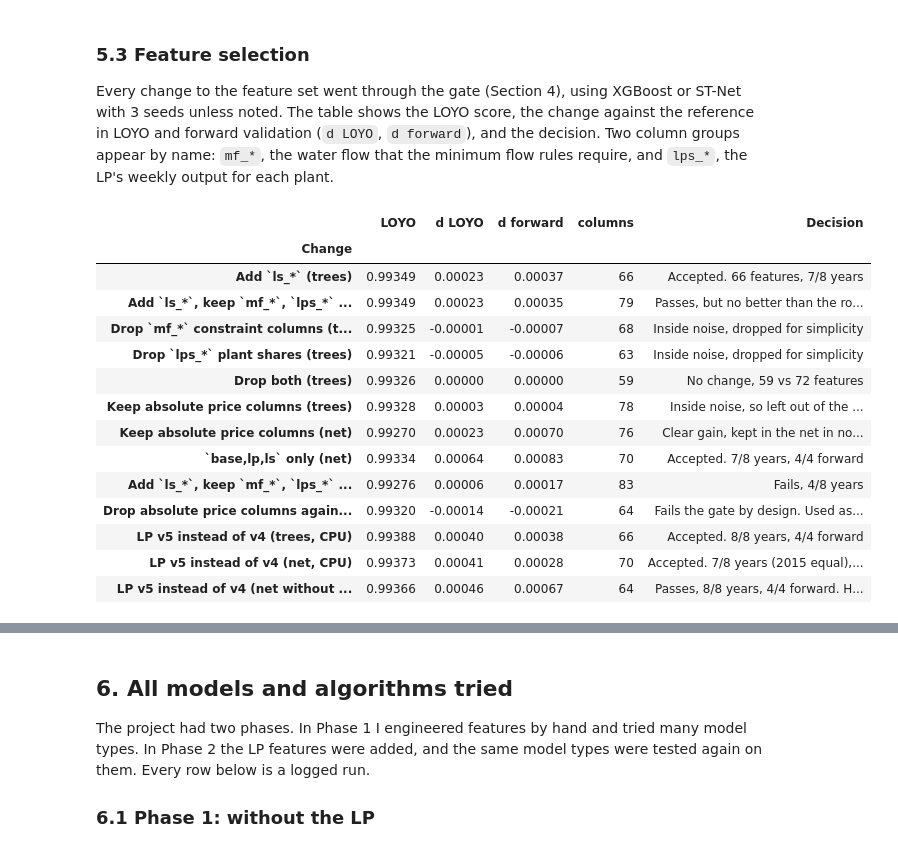
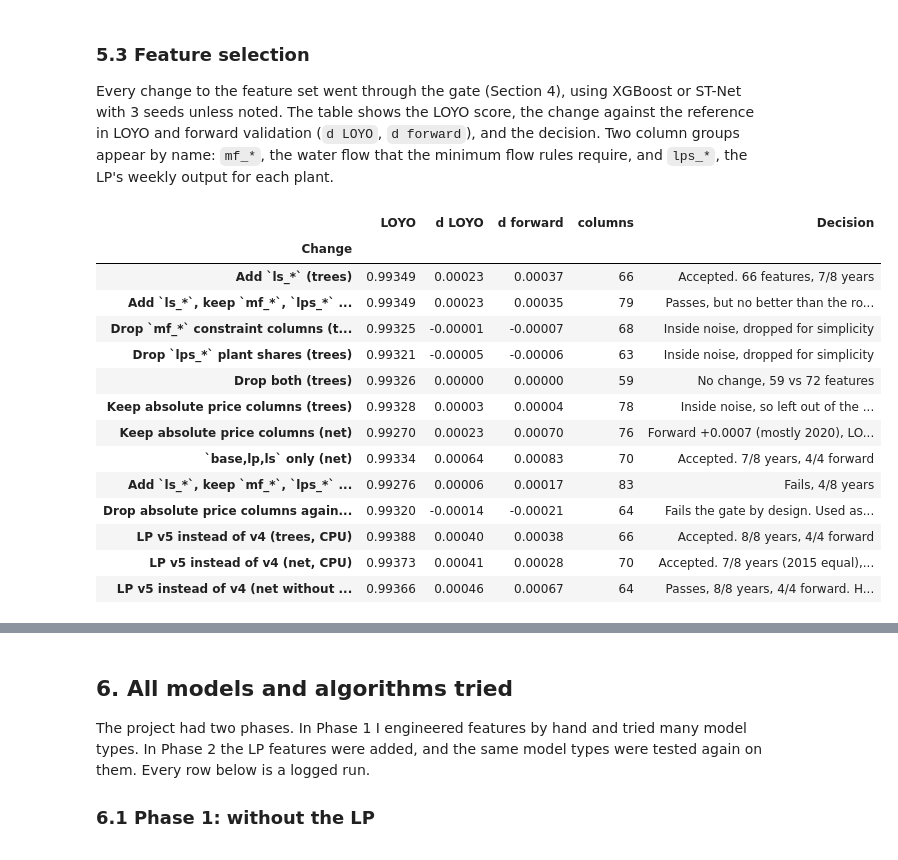
Before and after one commit to MartinNordli/Unit-Commitment-Problem, a Jupyter notebook: submission/Report.ipynb, the cells around one changed output, grey strips where cells are left out. Drawn from its saved outputs; the diff is of its cells as text; code cells hidden in the pictures.

```diff
--- a/submission/Report.ipynb
+++ b/submission/Report.ipynb
@@ -408,30 +408,30 @@ Every change to the feature set went through the gate (Section 4), using XGBoost
 # %%
 def row(n, ref=None):
     r = rows[n]; return r["oof_auc"], (r["oof_auc"] - rows[ref]["oof_auc"]) if ref else np.nan
 T = [("Add `ls_*` (trees)", "XR_ls", "XR_min", "XR_ls_f", "XR_min_f", "Accepted. 66 features, 7/8 years"),
      ("Add `ls_*`, keep `mf_*`, `lps_*` (trees)", "XR_sens2", "XR_ref", "XR_sens_f2", "XR_ref_f", "Passes, but no better than the row above with 13 fewer features"),
      ("Drop `mf_*` constraint columns (trees)", "XR_nomf", "XR_ref", "XR_nomf_f", "XR_ref_f", "Inside noise, dropped for simplicity"),
      ("Drop `lps_*` plant shares (trees)", "XR_nolps", "XR_ref", "XR_nolps_f", "XR_ref_f", "Inside noise, dropped for simplicity"),
      ("Drop both (trees)", "XR_min", "XR_ref", "XR_min_f", "XR_ref_f", "No change, 59 vs 72 features"),
      ("Keep absolute price columns (trees)", "XR_scale", "XR_ref", "XR_scale_f", "XR_ref_f", "Inside noise, so left out of the trees"),
-     ("Keep absolute price columns (net)", "N4_v4_scale", "N3_v4_mf", "N4f_e24_scale", "N3f3_e24", "Clear gain, kept in the net in notebook 1"),
+     ("Keep absolute price columns (net)", "N4_v4_scale", "N3_v4_mf", "N4f_e24_scale", "N3f3_e24", "Forward +0.0007 (mostly 2020), LOYO within net seed noise. Kept in the net in notebook 1"),
      ("`base,lp,ls` only (net)", "N6_min", "N4_v4_scale", "N6f_min", "N4f_e24_scale", "Accepted. 7/8 years, 4/4 forward"),
      ("Add `ls_*`, keep `mf_*`, `lps_*` (net)", "N5_ls", "N4_v4_scale", "N5f_ls", "N4f_e24_scale", "Fails, 4/8 years"),
      ("Drop absolute price columns again (net, hedge)", "N7_noabs", "N6_min", "N7f_noabs", "N6f_min", "Fails the gate by design. Used as the hedge in notebook 2"),
      ("LP v5 instead of v4 (trees, CPU)", "XR5c_ls", "XRc_ls", "XR5c_ls_f", "XRc_ls_f", "Accepted. 8/8 years, 4/4 forward"),
      ("LP v5 instead of v4 (net, CPU)", "N6c_v5", "N6c_v4", "N6fc_v5", "N6fc_v4", "Accepted. 7/8 years (2015 equal), 4/4 forward"),
      ("LP v5 instead of v4 (net without absolute prices, CPU)", "N7c_v5", "N7c_v4", "N7fc_v5", "N7fc_v4", "Passes, 8/8 years, 4/4 forward. Hedge in notebook 2")]
 display(pd.DataFrame([{"Change": a, "LOYO": rows[n]["oof_auc"], "d LOYO": rows[n]["oof_auc"] - rows[rf]["oof_auc"], "d forward": rows[nf]["oof_auc"] - rows[rff]["oof_auc"], "columns": rows[n].get("n_features"), "Decision": note} for a, n, rf, nf, rff, note in T]).round(5).set_index("Change"))
 # %% [output]
 |  | LOYO | d LOYO | d forward | columns | Decision |
 | Change |  |  |  |  |  |
 | Add `ls_*` (trees) | 0.99349 | 0.00023 | 0.00037 | 66 | Accepted. 66 features, 7/8 years |
 | Add `ls_*`, keep `mf_*`, `lps_*` ... | 0.99349 | 0.00023 | 0.00035 | 79 | Passes, but no better than the ro... |
 | Drop `mf_*` constraint columns (t... | 0.99325 | -0.00001 | -0.00007 | 68 | Inside noise, dropped for simplicity |
 | Drop `lps_*` plant shares (trees) | 0.99321 | -0.00005 | -0.00006 | 63 | Inside noise, dropped for simplicity |
 | Drop both (trees) | 0.99326 | 0.00000 | 0.00000 | 59 | No change, 59 vs 72 features |
 | Keep absolute price columns (trees) | 0.99328 | 0.00003 | 0.00004 | 78 | Inside noise, so left out of the ... |
-| Keep absolute price columns (net) | 0.99270 | 0.00023 | 0.00070 | 76 | Clear gain, kept in the net in no... |
+| Keep absolute price columns (net) | 0.99270 | 0.00023 | 0.00070 | 76 | Forward +0.0007 (mostly 2020), LO... |
 | `base,lp,ls` only (net) | 0.99334 | 0.00064 | 0.00083 | 70 | Accepted. 7/8 years, 4/4 forward |
 | Add `ls_*`, keep `mf_*`, `lps_*` ... | 0.99276 | 0.00006 | 0.00017 | 83 | Fails, 4/8 years |
 | Drop absolute price columns again... | 0.99320 | -0.00014 | -0.00021 | 64 | Fails the gate by design. Used as... |
```
Also changed, not shown: parts of 5 cells of this notebook, 2 other files.
